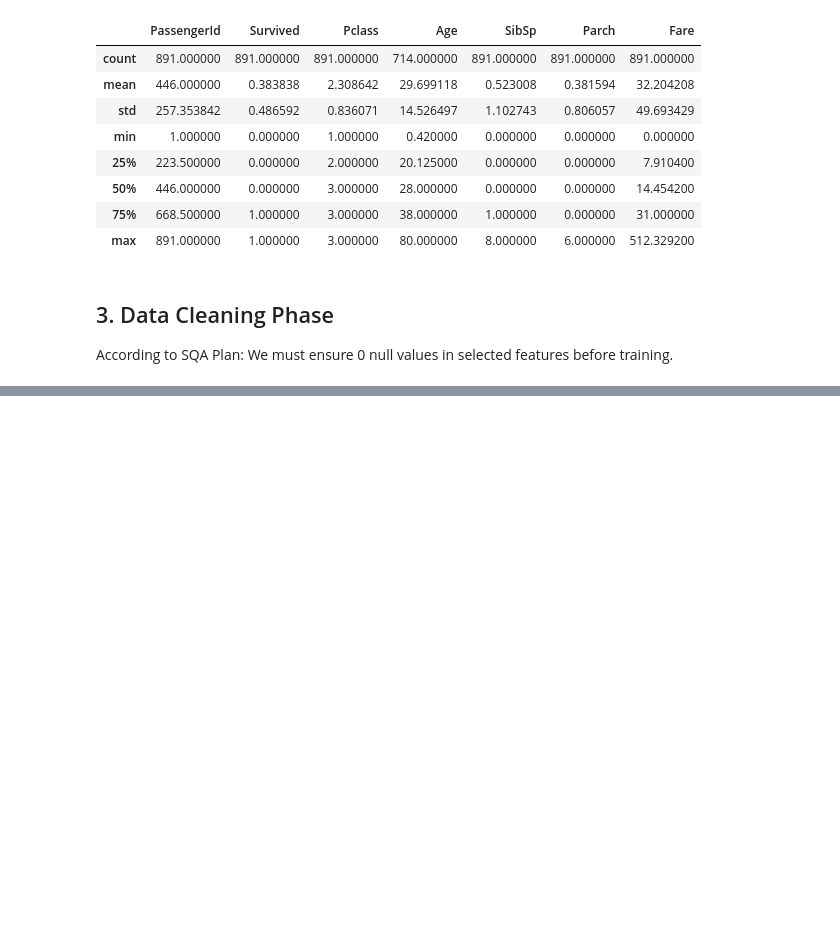
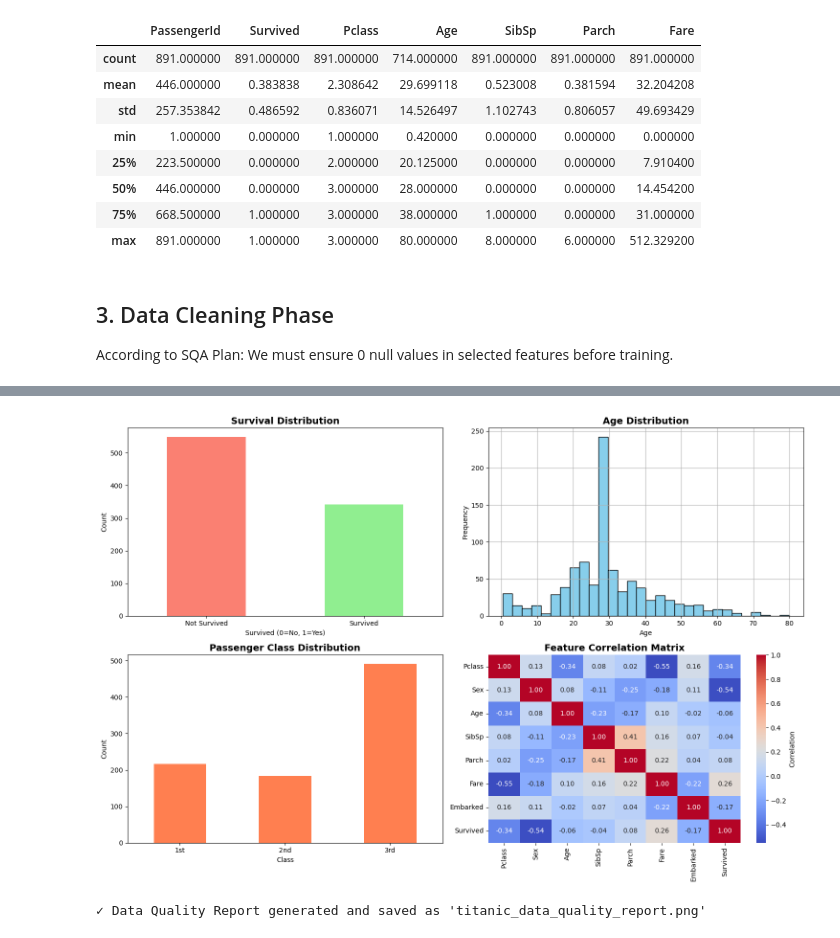
Before and after one commit to Ahmad-AbuGhazaleh/DS-AI-SQA-Project, a Jupyter notebook: titanic-survival-prediction/titanic_survival_prediction.ipynb, the cells around one changed output, grey strips where cells are left out. Drawn from its saved outputs; the diff is of its cells as text; code cells hidden in the pictures; blank space fills up the shorter version.

```diff
--- a/titanic-survival-prediction/titanic_survival_prediction.ipynb
+++ b/titanic-survival-prediction/titanic_survival_prediction.ipynb
@@ -152,0 +182,43 @@ df_clean.head()
+# %%
+# Data Quality Report Visualization
+fig, axes = plt.subplots(2, 2, figsize=(15, 10))
+
+# 1. Survival Distribution
+df_clean['Survived'].value_counts().plot(
+    kind='bar', ax=axes[0, 0], color=['salmon', 'lightgreen'])
+axes[0, 0].set_title('Survival Distribution', fontsize=14, fontweight='bold')
+axes[0, 0].set_xlabel('Survived (0=No, 1=Yes)')
+axes[0, 0].set_ylabel('Count')
+axes[0, 0].set_xticklabels(['Not Survived', 'Survived'], rotation=0)
+
+# 2. Age Distribution
+df_clean['Age'].hist(bins=30, ax=axes[0, 1],
+                     color='skyblue', edgecolor='black')
+axes[0, 1].set_title('Age Distribution', fontsize=14, fontweight='bold')
+axes[0, 1].set_xlabel('Age')
+axes[0, 1].set_ylabel('Frequency')
+
+# 3. Passenger Class Distribution
+df_clean['Pclass'].value_counts().sort_index().plot(
+    kind='bar', ax=axes[1, 0], color='coral')
+axes[1, 0].set_title('Passenger Class Distribution',
+                     fontsize=14, fontweight='bold')
+axes[1, 0].set_xlabel('Class')
+axes[1, 0].set_ylabel('Count')
+axes[1, 0].set_xticklabels(['1st', '2nd', '3rd'], rotation=0)
+
+# 4. Correlation Heatmap
+corr_matrix = df_clean.corr()
+sns.heatmap(corr_matrix, annot=True, fmt='.2f', cmap='coolwarm', ax=axes[1, 1],
+            cbar_kws={'label': 'Correlation'})
+axes[1, 1].set_title('Feature Correlation Matrix',
+                     fontsize=14, fontweight='bold')
+
+plt.tight_layout()
+plt.savefig('titanic_data_quality_report.png', dpi=300, bbox_inches='tight')
+plt.show()
+
+print("✓ Data Quality Report generated and saved as 'titanic_data_quality_report.png'")
+# %% [output]
+[figure, added]
+✓ Data Quality Report generated and saved as 'titanic_data_quality_report.png'
```
Also changed, not shown: parts of 7 cells of this notebook.
